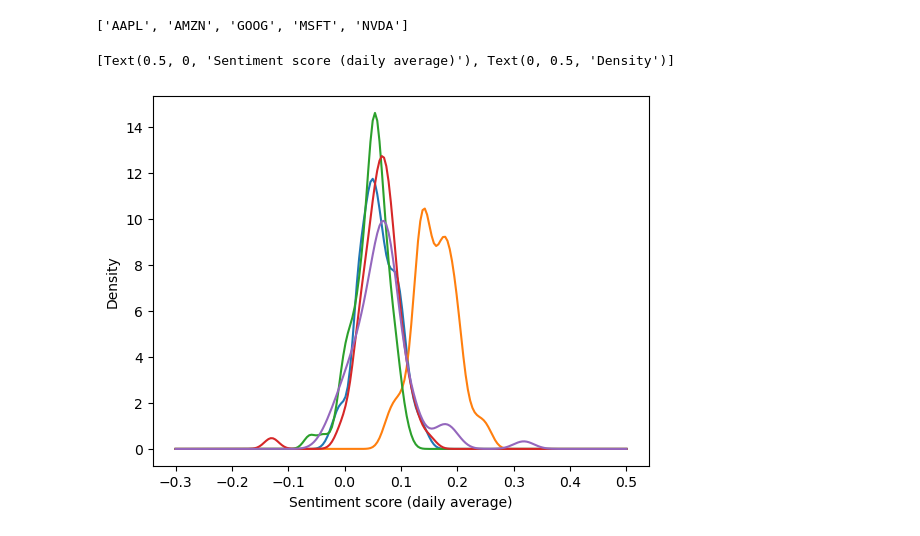
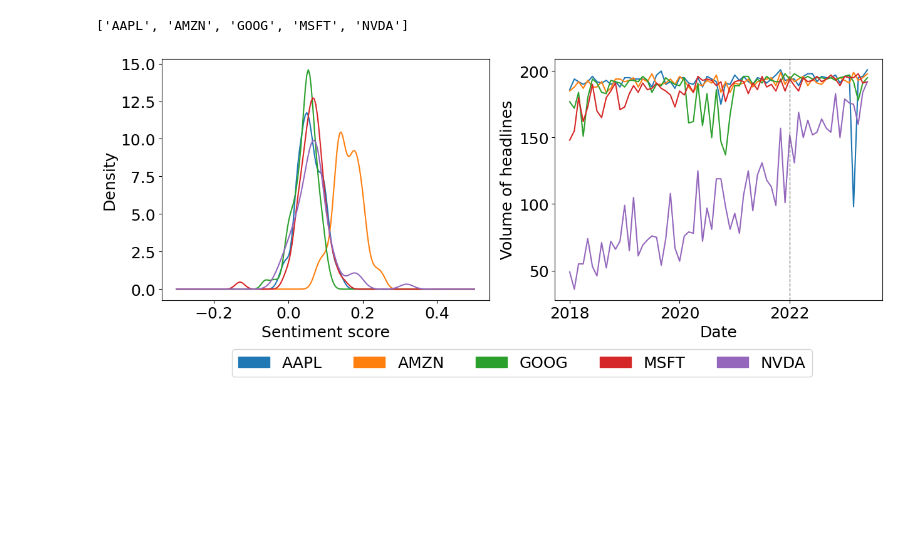
Before and after one commit to amberlee0516/ds4a-stock-price, a Jupyter notebook: Visualizations for datafolio.ipynb, the cells around one changed output. Drawn from its saved outputs; the diff is of its cells as text; code cells hidden in the pictures; blank space fills up the shorter version.

```diff
--- a/Visualizations for datafolio.ipynb
+++ b/Visualizations for datafolio.ipynb
@@ -126,6 +130,9 @@ monthly_vol = pd.pivot_table(monthly_sentiment, index = monthly_sentiment.index,
 monthly_compound = monthly_compound[:-1]
 monthly_vol = monthly_vol[:-1]
 # %%
+mpl.rcParams["font.size"] = 10
+
+
 for ticker in monthly_compound.columns:
     plt.plot(monthly_compound.index, monthly_compound[ticker], label = ticker)
 
@@ -169,8 +176,12 @@ monthly_compound
 # %%
 sentiment = sentiment.set_index('date')
 # %%
+mpl.rcParams["font.size"] = 16
+
 pd.pivot_table(sentiment, index=sentiment.index,
                columns='ticker', values='compound').plot(kind='density')
 
 plt.xlabel('Sentiment score (daily average)')
+
+plt.savefig('sentimentdist.png', bbox_inches="tight")
 # %% [output]
@@ -179,6 +189,14 @@ Text(0.5, 0, 'Sentiment score (daily average)')
 # %%
 from scipy.stats import gaussian_kde
+import matplotlib.dates as mdates
+
+import matplotlib.patches as mpatches
+
+tickers = ['AAPL', 'AMZN', 'GOOG', 'MSFT', 'NVDA']
 # %%
+mpl.rcParams["font.size"] = 16
+
+
 fix, ax = plt.subplots(1, 2, figsize=(10,5), sharex=True)
 
 for ticker in monthly_compound.columns:
@@ -193,8 +211,9 @@ for ticker in monthly_vol.columns:
 ax[1].axvline(x=pd.to_datetime('2022-01-01'), color='gray', lw=1, ls="--")
 ax[1].set(ylabel="Number of headlines (monthly total)", xlabel='Date')
 
-ax[1].legend(labels, loc='lower center', bbox_to_anchor=(0.7,-0.03),
-           ncol=len(labels), bbox_transform=fig.transFigure)
+
+ax[1].legend(tickers, loc='lower center', bbox_to_anchor=(0.7,-0.03),
+           ncol=5, bbox_transform=fig.transFigure)
 
 plt.savefig('sentiment_timeseries.png', bbox_inches="tight")
 # %% [output]
@@ -208,19 +227,38 @@ labels
 # %% [output]
 ['AAPL', 'AMZN', 'GOOG', 'MSFT', 'NVDA']
 # %%
-fig, ax = plt.subplots()
+mpl.rcParams["font.size"] = 18
+
+fig, ax = plt.subplots(1, 2, figsize=(4, 5))
+plt.subplots_adjust(right=3)
+
 
 sentiment_pivot = pd.pivot_table(sentiment, index=sentiment.index,
                columns='ticker', values='compound')
 
 for ticker in sentiment_pivot.columns:
     density = gaussian_kde(sentiment_pivot[ticker])
     xs = np.linspace(-0.3,0.5,200)
     density.covariance_factor = lambda : .33
     density._compute_covariance()
-    ax.plot(xs, density(xs))
+    ax[0].plot(xs, density(xs))
 
-ax.set(xlabel='Sentiment score (daily average)', ylabel='Density')
+
+ax[0].set(xlabel='Sentiment score', ylabel='Density')
+
+for ticker in monthly_vol.columns:
+    ax[1].plot(monthly_vol.index, monthly_vol[ticker], label = ticker)
+
+ax[1].axvline(x=pd.to_datetime('2022-01-01'), color='gray', lw=1, ls="--")
+ax[1].set(ylabel="Volume of headlines", xlabel='Date')
+ax[1].xaxis.set_major_locator(mdates.YearLocator(2))
+
+patches = [mpatches.Patch(color="C" + str(k),
+                          label=ticker) for (ticker, k) in zip(tickers,range(5))]
+plt.legend(patches, tickers, loc='lower center',
+           bbox_to_anchor=(-.10, -0.35), ncol=5)
+
+
+plt.savefig('sentimenteda.png', bbox_inches='tight')
 # %% [output]
-[Text(0.5, 0, 'Sentiment score (daily average)'), Text(0, 0.5, 'Density')]
-[figure, old version]
+[figure, new version]
```
Also changed, not shown: parts of 5 cells of this notebook, 8 other files.
